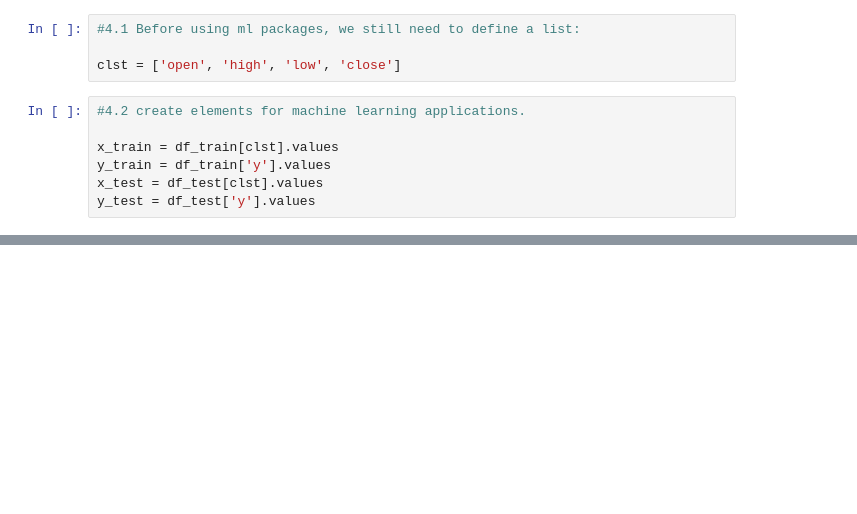
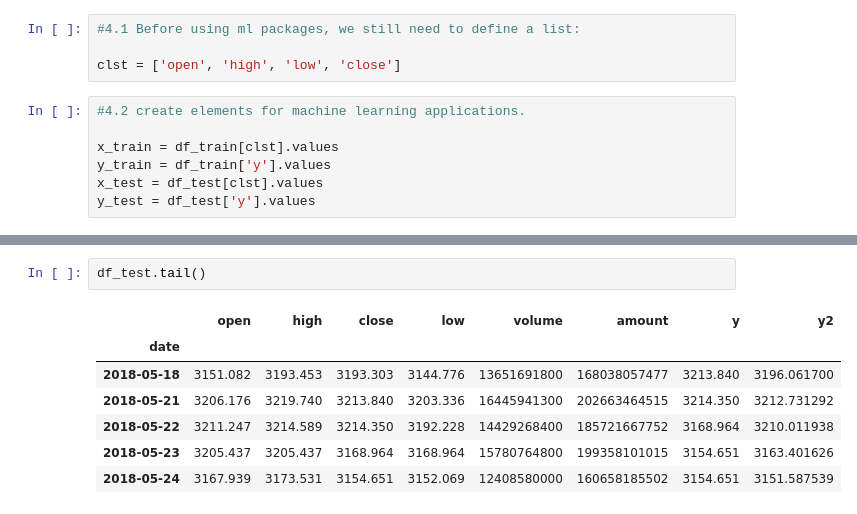
Before and after one commit to bradsun91/brad_public_workspace_mac, a Jupyter notebook: 极宽/Research/20190713-Python机器学习与量化投资-案例3-5-当上证遇到机器学习.ipynb, the cells around one changed output, grey strips where cells are left out. Cells and saved outputs as stored; diff of their text form; blank space fills up the shorter version.

```diff
--- a/极宽/Research/20190713-Python机器学习与量化投资-案例3-5-当上证遇到机器学习.ipynb
+++ b/极宽/Research/20190713-Python机器学习与量化投资-案例3-5-当上证遇到机器学习.ipynb
@@ -221,0 +245,10 @@ array([3369.108, 3385.71 , 3391.75 , 3409.48 , 3413.9  , 3421.834,
+# %%
+df_test.tail()
+# %% [output]
+|  | open | high | close | low | volume | amount | y | y2 |
+| date |  |  |  |  |  |  |  |  |
+| 2018-05-18 | 3151.082 | 3193.453 | 3193.303 | 3144.776 | 13651691800 | 168038057477 | 3213.840 | 3196.061700 |
+| 2018-05-21 | 3206.176 | 3219.740 | 3213.840 | 3203.336 | 16445941300 | 202663464515 | 3214.350 | 3212.731292 |
+| 2018-05-22 | 3211.247 | 3214.589 | 3214.350 | 3192.228 | 14429268400 | 185721667752 | 3168.964 | 3210.011938 |
+| 2018-05-23 | 3205.437 | 3205.437 | 3168.964 | 3168.964 | 15780764800 | 199358101015 | 3154.651 | 3163.401626 |
+| 2018-05-24 | 3167.939 | 3173.531 | 3154.651 | 3152.069 | 12408580000 | 160658185502 | 3154.651 | 3151.587539 |
```
Also changed, not shown: parts of 9 cells of this notebook.
